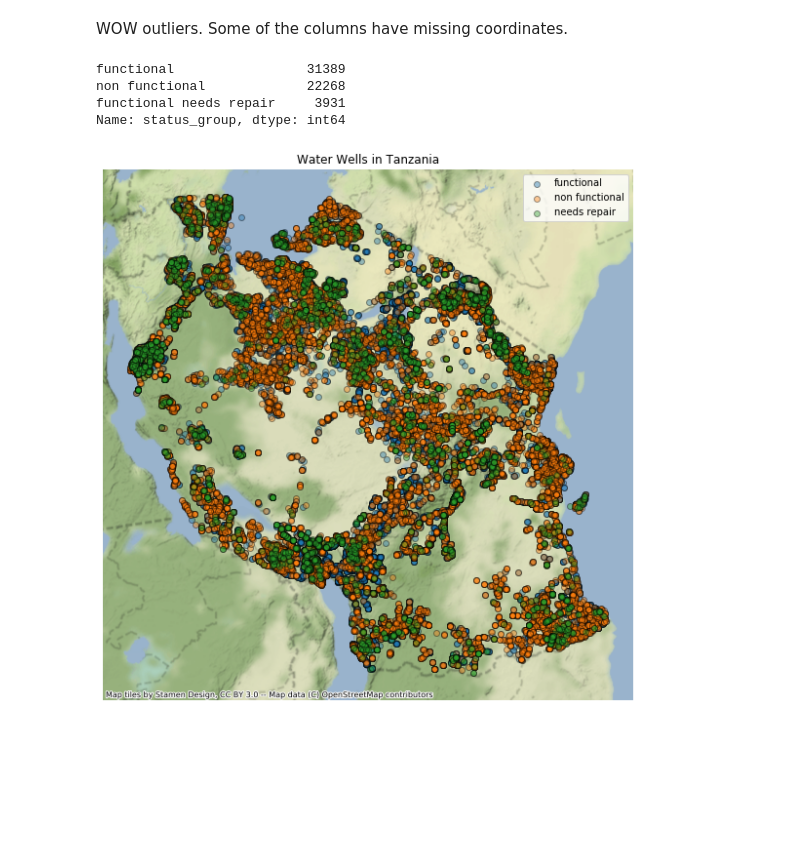
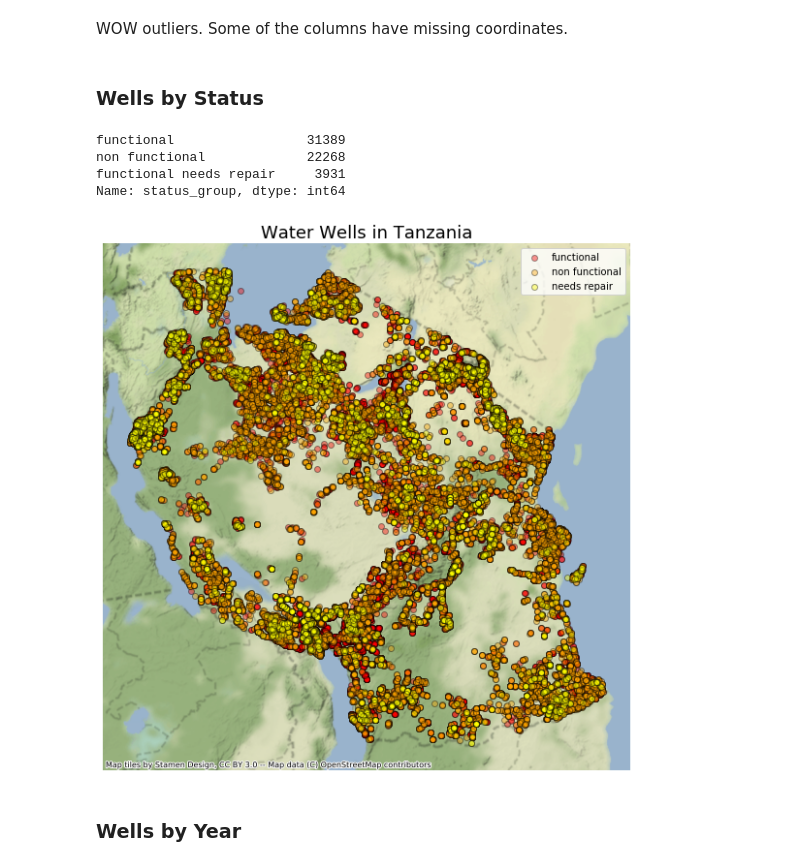
Before and after one commit to jneums/tanzania, a Jupyter notebook: notebooks/eda.ipynb, the cells around one changed output. Cells and saved outputs as stored; diff of their text form; code cells hidden in the pictures; blank space fills up the shorter version.

```diff
--- a/notebooks/eda.ipynb
+++ b/notebooks/eda.ipynb
@@ -309,6 +396,8 @@ all_wells.set_axis_off()
 WOW outliers. Some of the columns have missing coordinates.
 # %%
 gdf = gdf[gdf['longitude'] != 0]
+# %% [markdown]
+### Wells by Status
 # %%
 gdf['status_group'].value_counts()
 # %% [output]
@@ -322,13 +411,15 @@ non_functional_gdf = gdf[gdf['status_group'] == 'non functional']
 needs_repair_gdf = gdf[gdf['status_group'] == 'functional needs repair']
 # %%
 # map the features using their geo coordinates
-wells_ax = functional_gdf.plot(figsize=(10, 10), alpha=0.4, edgecolor='k', label='functional')
-wells_ax = non_functional_gdf.plot(ax=wells_ax, figsize=(10, 10), alpha=0.4, edgecolor='k', label='non functional')
-wells_ax = needs_repair_gdf.plot(ax=wells_ax, figsize=(10, 10), alpha=0.4, edgecolor='k', label='needs repair')
+wells_ax = functional_gdf.plot(figsize=(10, 10), alpha=0.4, edgecolor='k', label='functional', color='red')
+wells_ax = non_functional_gdf.plot(ax=wells_ax, figsize=(10, 10), alpha=0.4, edgecolor='k', label='non functional', color='orange')
+wells_ax = needs_repair_gdf.plot(ax=wells_ax, figsize=(10, 10), alpha=0.4, edgecolor='k', label='needs repair', color='yellow')
 
 plt.legend()
-plt.title('Water Wells in Tanzania')
+plt.title('Water Wells in Tanzania', fontsize=18)
 ctx.add_basemap(wells_ax, source=ctx.providers.Stamen.TerrainBackground)
 wells_ax.set_axis_off()
 # %% [output]
-[figure, old version]
+[figure, new version]
+# %% [markdown]
+### Wells by Year
```
Also changed, not shown: parts of 35 cells of this notebook, 3 other files.
